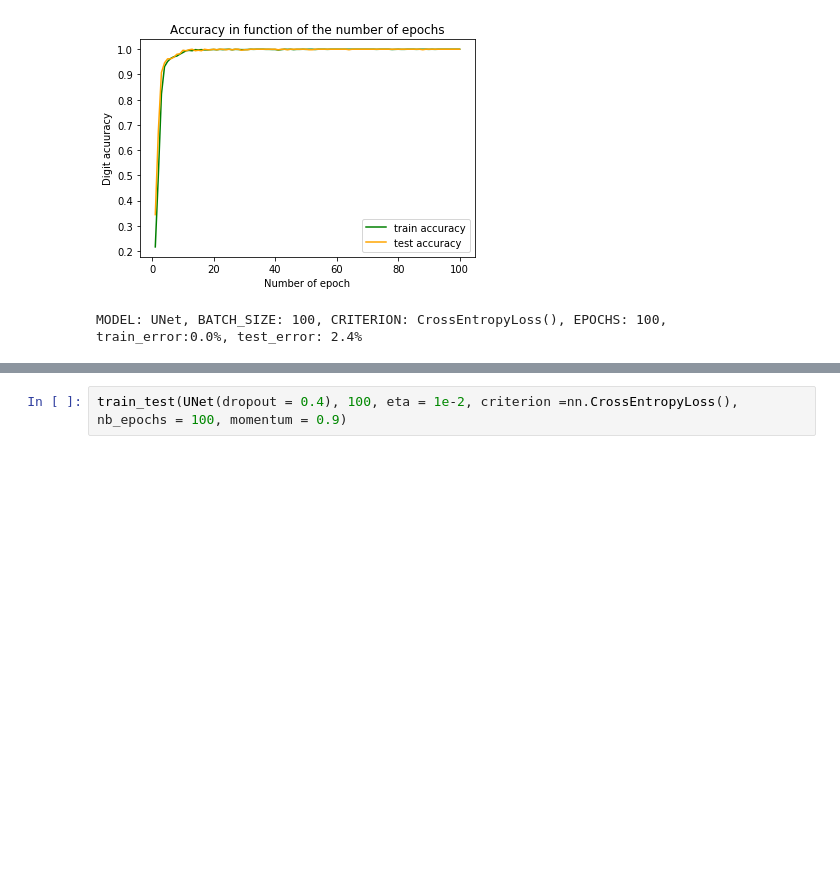
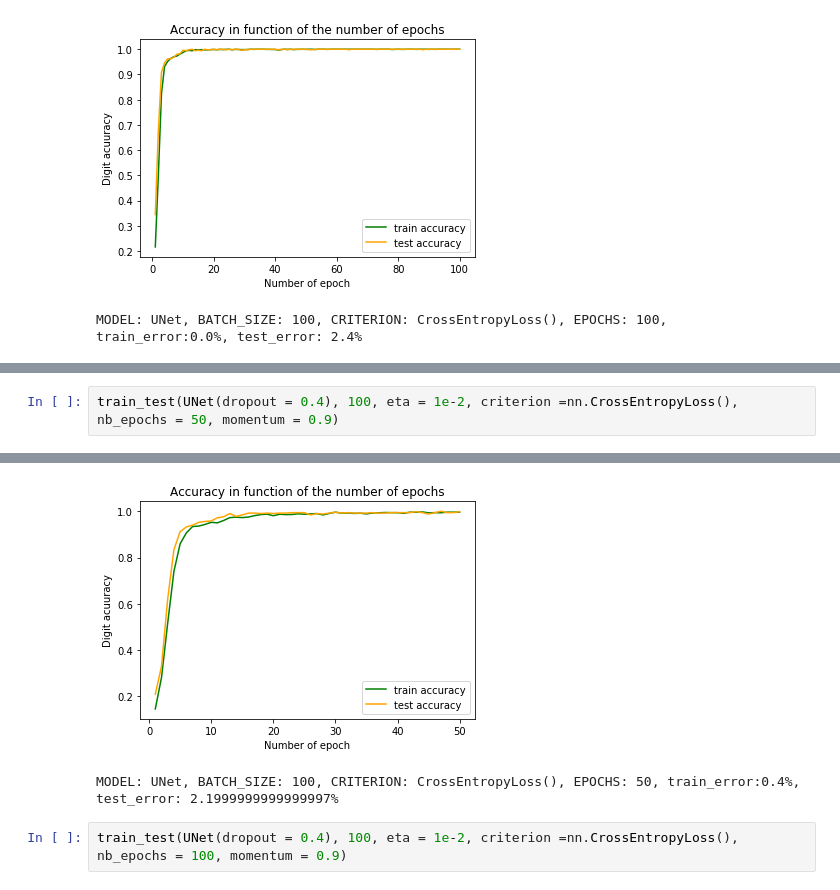
Before and after one commit to Biliwaks/deepl-project, a Jupyter notebook: hw1.ipynb, the cells around one changed output, grey strips where cells are left out. Drawn from its saved outputs; the diff is of its cells as text; blank space fills up the shorter version.

```diff
--- a/hw1.ipynb
+++ b/hw1.ipynb
@@ -1175,0 +1200,3 @@ MODEL: UNet, BATCH_SIZE: 100, CRITERION: CrossEntropyLoss(), EPOCHS: 100, train_
+# %%
+train_test(UNet(dropout = 0.4), 100, eta = 1e-2, criterion =nn.CrossEntropyLoss(), nb_epochs = 50, momentum = 0.9)
+# %% [output]
@@ -1176,3 +1220,5 @@ MODEL: UNet, BATCH_SIZE: 100, CRITERION: CrossEntropyLoss(), EPOCHS: 100, train_
+[figure, added]
+MODEL: UNet, BATCH_SIZE: 100, CRITERION: CrossEntropyLoss(), EPOCHS: 50, train_error:0.4%, test_error: 2.1999999999999997%
 # %%
 train_test(UNet(dropout = 0.4), 100, eta = 1e-2, criterion =nn.CrossEntropyLoss(), nb_epochs = 100, momentum = 0.9)
 # %% [output]
```
Also changed, not shown: parts of 34 cells of this notebook.
